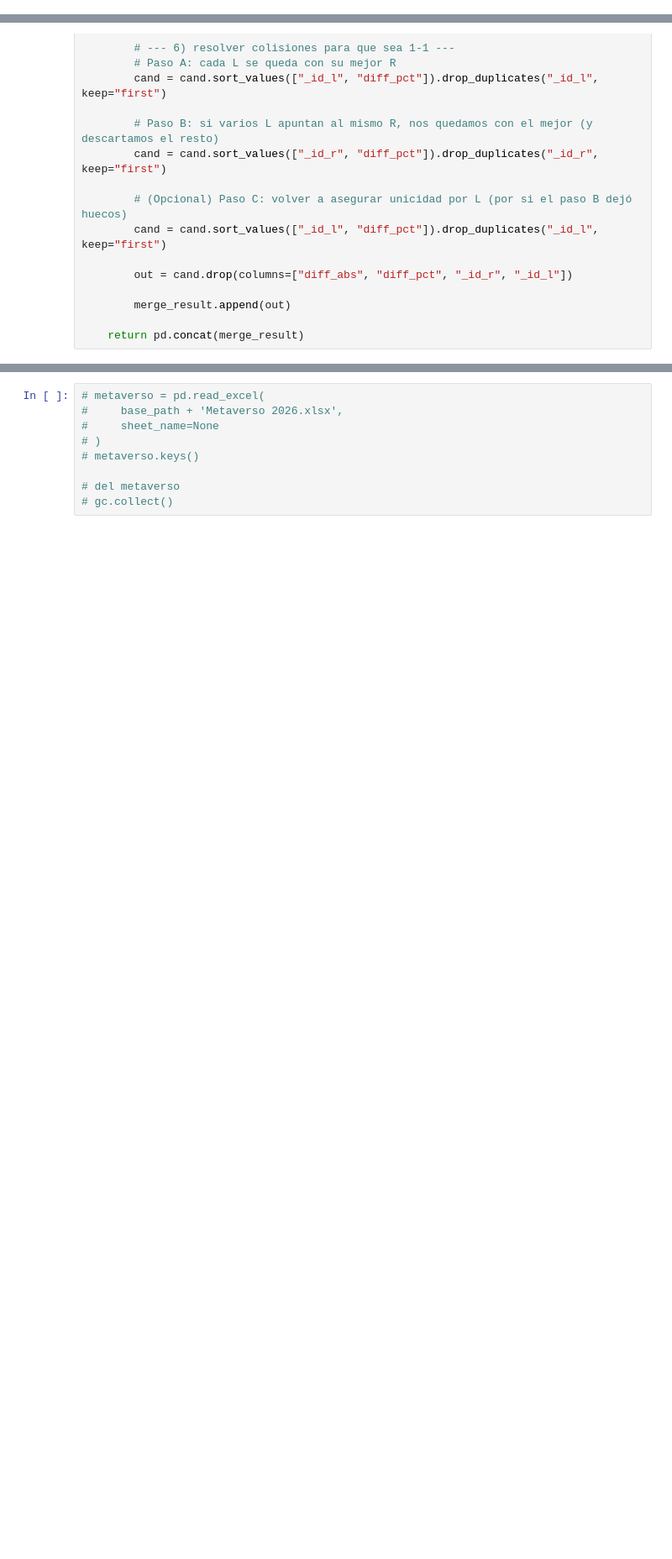
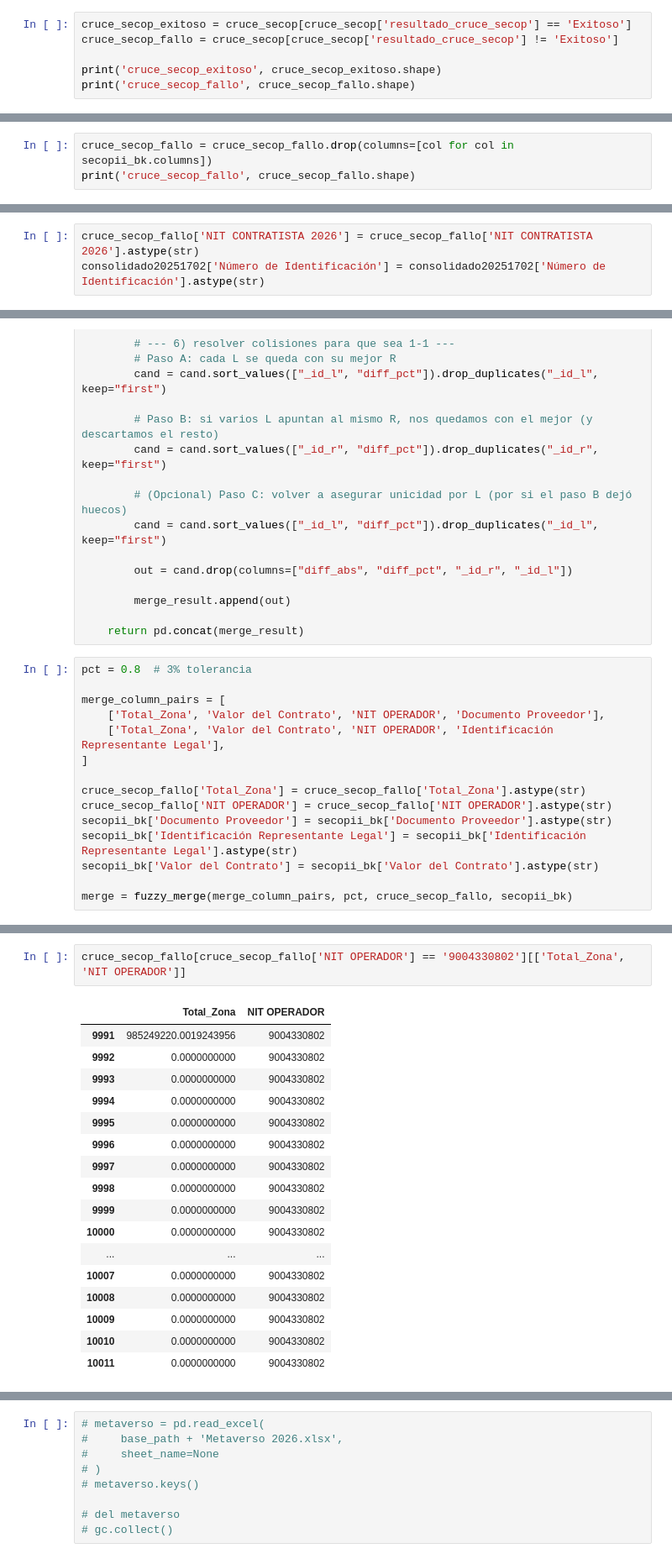
Before and after one commit to 26-jorge-01/cost-tracking, a Jupyter notebook: src/cruces_plantilla_matriz_contratacion/zonificacion_vs_oper_directa.ipynb, the cells around one changed output, grey strips where cells are left out. Shown at 84% size. Saved outputs shown, nothing was run; the diff lists cells and outputs as text; blank space fills up the shorter version.

Commit message:
ultimo cruce 19-02

```diff
--- a/src/cruces_plantilla_matriz_contratacion/zonificacion_vs_oper_directa.ipynb
+++ b/src/cruces_plantilla_matriz_contratacion/zonificacion_vs_oper_directa.ipynb
@@ -181,0 +160,6 @@ Name: count, dtype: int64
+# %%
+cruce_secop_exitoso = cruce_secop[cruce_secop['resultado_cruce_secop'] == 'Exitoso']
+cruce_secop_fallo = cruce_secop[cruce_secop['resultado_cruce_secop'] != 'Exitoso']
+
+print('cruce_secop_exitoso', cruce_secop_exitoso.shape)
+print('cruce_secop_fallo', cruce_secop_fallo.shape)
@@ -181,0 +169,3 @@ Name: count, dtype: int64
+# %%
+cruce_secop_fallo = cruce_secop_fallo.drop(columns=[col for col in secopii_bk.columns])
+print('cruce_secop_fallo', cruce_secop_fallo.shape)
@@ -181,0 +205,3 @@ Name: count, dtype: int64
+# %%
+cruce_secop_fallo['NIT CONTRATISTA 2026'] = cruce_secop_fallo['NIT CONTRATISTA 2026'].astype(str)
+consolidado20251702['Número de Identificación'] = consolidado20251702['Número de Identificación'].astype(str)
@@ -290,3 +419,18 @@ def fuzzy_merge(merge_column_pairs: List[List[str]], pct: float, matriz: pd.Data
         merge_result.append(out)
 
     return pd.concat(merge_result)
+# %%
+pct = 0.8  # 3% tolerancia
+
+merge_column_pairs = [
+    ['Total_Zona', 'Valor del Contrato', 'NIT OPERADOR', 'Documento Proveedor'],
+    ['Total_Zona', 'Valor del Contrato', 'NIT OPERADOR', 'Identificación Representante Legal'],
+]
+
+cruce_secop_fallo['Total_Zona'] = cruce_secop_fallo['Total_Zona'].astype(str)
+cruce_secop_fallo['NIT OPERADOR'] = cruce_secop_fallo['NIT OPERADOR'].astype(str)
+secopii_bk['Documento Proveedor'] = secopii_bk['Documento Proveedor'].astype(str)
+secopii_bk['Identificación Representante Legal'] = secopii_bk['Identificación Representante Legal'].astype(str)
+secopii_bk['Valor del Contrato'] = secopii_bk['Valor del Contrato'].astype(str)
+
+merge = fuzzy_merge(merge_column_pairs, pct, cruce_secop_fallo, secopii_bk)
@@ -292,0 +468,20 @@ def fuzzy_merge(merge_column_pairs: List[List[str]], pct: float, matriz: pd.Data
+# %%
+cruce_secop_fallo[cruce_secop_fallo['NIT OPERADOR'] == '9004330802'][['Total_Zona', 'NIT OPERADOR']]
+# %% [output]
+|  | Total_Zona | NIT OPERADOR |
+| 9991 | 985249220.0019243956 | 9004330802 |
+| 9992 | 0.0000000000 | 9004330802 |
+| 9993 | 0.0000000000 | 9004330802 |
+| 9994 | 0.0000000000 | 9004330802 |
+| 9995 | 0.0000000000 | 9004330802 |
+| 9996 | 0.0000000000 | 9004330802 |
+| 9997 | 0.0000000000 | 9004330802 |
+| 9998 | 0.0000000000 | 9004330802 |
+| 9999 | 0.0000000000 | 9004330802 |
+| 10000 | 0.0000000000 | 9004330802 |
+| ... | ... | ... |
+| 10007 | 0.0000000000 | 9004330802 |
+| 10008 | 0.0000000000 | 9004330802 |
+| 10009 | 0.0000000000 | 9004330802 |
+| 10010 | 0.0000000000 | 9004330802 |
+| 10011 | 0.0000000000 | 9004330802 |
```
Also changed, not shown: parts of 25 cells of this notebook.
